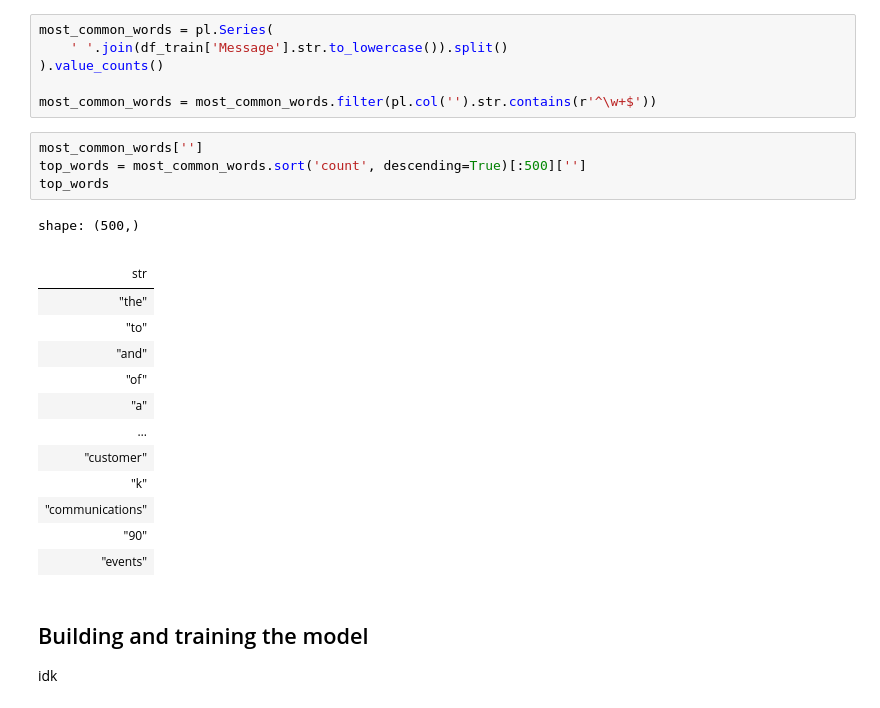
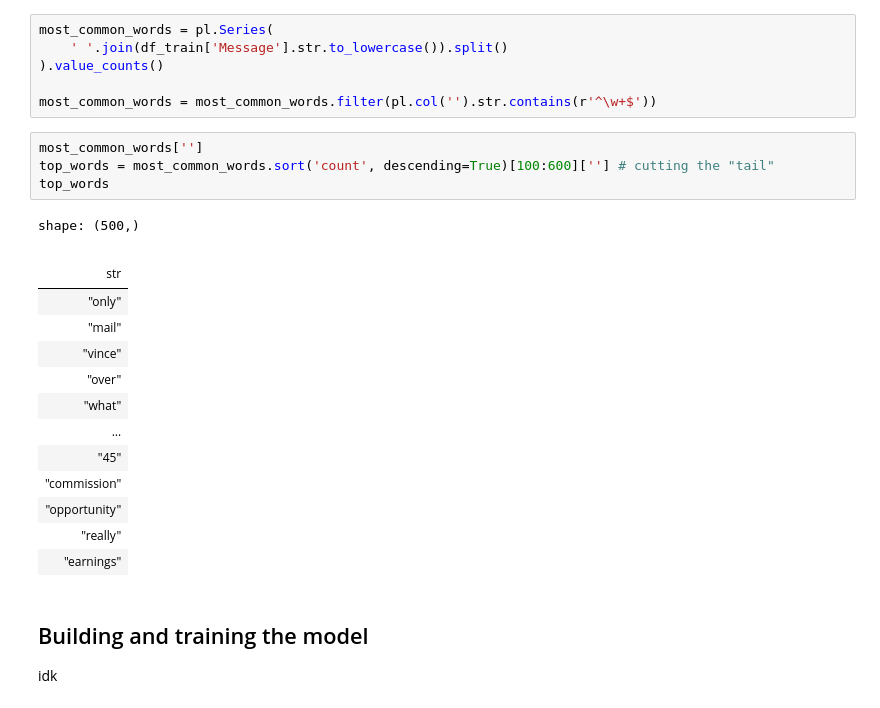
Before and after one commit to spectrev333/spam-hit-man, a Jupyter notebook: main.ipynb, the cells around one changed output. Cells and saved outputs as stored; diff of their text form.

Commit message:
feat: cutting the tails the top words contain articles, they do not provide much info

```diff
--- a/main.ipynb
+++ b/main.ipynb
@@ -35,23 +35,23 @@ most_common_words = pl.Series(
 most_common_words = most_common_words.filter(pl.col('').str.contains(r'^\w+$'))
 # %%
 most_common_words['']
-top_words = most_common_words.sort('count', descending=True)[:500]['']
+top_words = most_common_words.sort('count', descending=True)[100:600][''] # cutting the "tail"
 top_words
 # %% [output]
 shape: (500,)
 |  |
 | str |
-| "the" |
-| "to" |
-| "and" |
-| "of" |
-| "a" |
+| "only" |
+| "mail" |
+| "vince" |
+| "over" |
+| "what" |
 | … |
-| "customer" |
-| "k" |
-| "communications" |
-| "90" |
-| "events" |
+| "45" |
+| "commission" |
+| "opportunity" |
+| "really" |
+| "earnings" |
 # %% [markdown]
 ## Building and training the model
 
```
Also changed, not shown: parts of 6 cells of this notebook.
